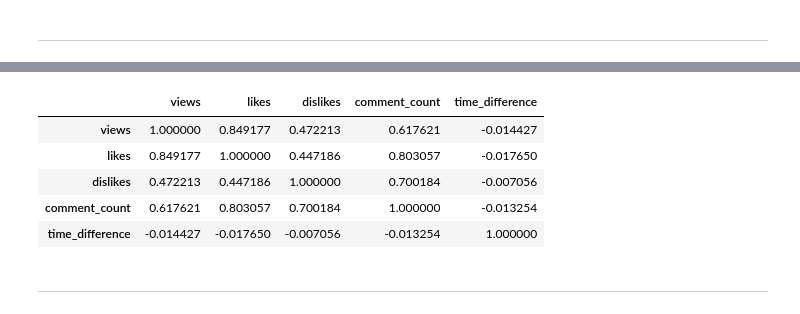
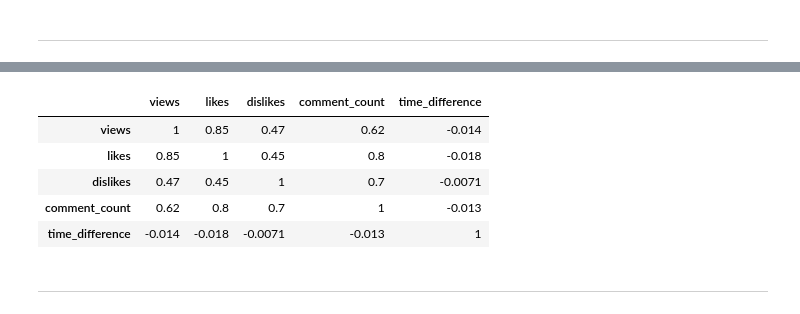
Before and after one commit to loc-vu/yt-trends, a Jupyter notebook: Correlation Analysis.ipynb, the cells around one changed output, grey strips where cells are left out. Cells and saved outputs as stored; diff of their text form; code cells hidden in the pictures.

```diff
--- a/Correlation Analysis.ipynb
+++ b/Correlation Analysis.ipynb
@@ -150,12 +150,14 @@ array([[<matplotlib.axes._subplots.AxesSubplot object at 0x...>,
-# %%
-us_data.corr()
-# %% [output]
-|  | views | likes | dislikes | comment_count | time_difference |
-| views | 1.000000 | 0.849177 | 0.472213 | 0.617621 | -0.014427 |
-| likes | 0.849177 | 1.000000 | 0.447186 | 0.803057 | -0.017650 |
-| dislikes | 0.472213 | 0.447186 | 1.000000 | 0.700184 | -0.007056 |
-| comment_count | 0.617621 | 0.803057 | 0.700184 | 1.000000 | -0.013254 |
-| time_difference | -0.014427 | -0.017650 | -0.007056 | -0.013254 | 1.000000 |
+# %%
+corr = us_data.corr()
+# %%
+corr.style.background_gradient(cmap='viridis').set_precision(2)
+# %% [output]
+|  | views | likes | dislikes | comment_count | time_difference |
+| views | 1 | 0.85 | 0.47 | 0.62 | -0.014 |
+| likes | 0.85 | 1 | 0.45 | 0.8 | -0.018 |
+| dislikes | 0.47 | 0.45 | 1 | 0.7 | -0.0071 |
+| comment_count | 0.62 | 0.8 | 0.7 | 1 | -0.013 |
+| time_difference | -0.014 | -0.018 | -0.0071 | -0.013 | 1 |
 # %% [markdown]
 ---
 # %%
```
Also changed, not shown: parts of 14 cells of this notebook.
